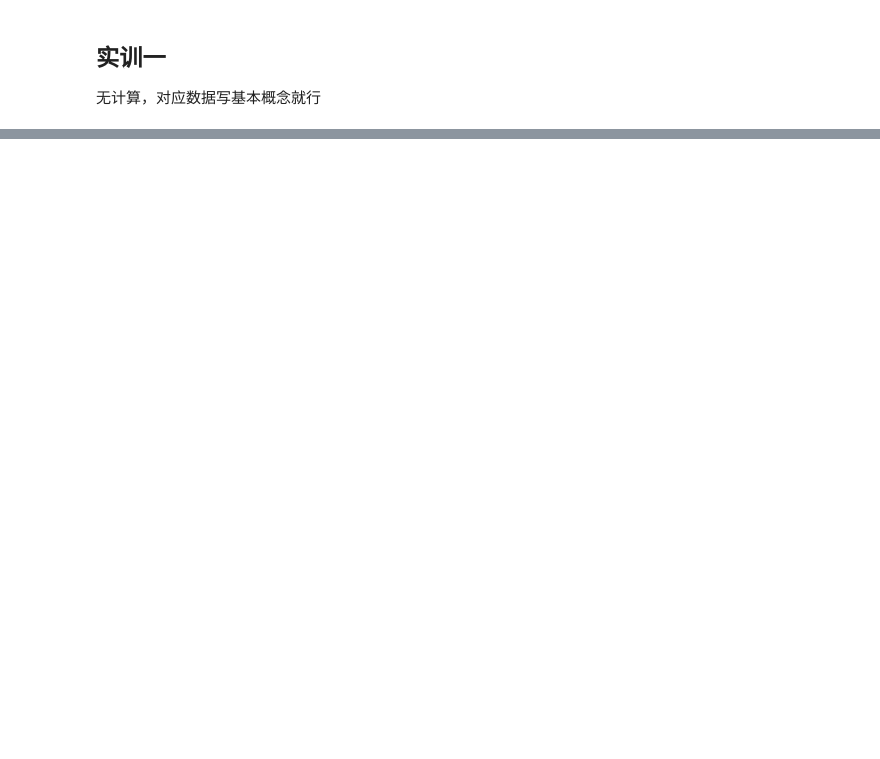
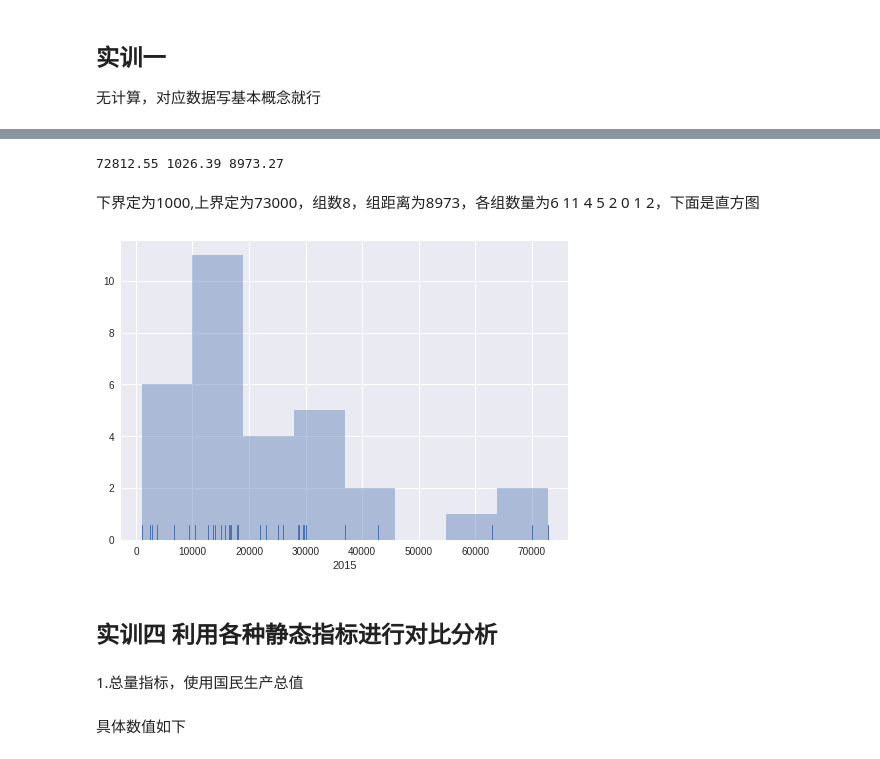
Before and after one commit to JackTroy/JupyterNotebook, a Jupyter notebook: EconomicStatisticsProject/Researches.ipynb, the cells around one changed output, grey strips where cells are left out. Drawn from its saved outputs; the diff is of its cells as text; code cells hidden in the pictures; blank space fills up the shorter version.

```diff
--- a/EconomicStatisticsProject/Researches.ipynb
+++ b/EconomicStatisticsProject/Researches.ipynb
@@ -2,6 +2,10 @@
 import numpy as np
 import pandas as pd
 import matplotlib.pyplot as plt
+from scipy import stats, integrate
+import seaborn as sns
+%matplotlib inline
+sns.set(color_codes=True)
 # %% [markdown]
 # 经济统计实训
 
@@ -137,0 +170,16 @@ provinces_3rd_industry_gdp
+# %%
+print(upper_bound, lower_bound, (upper_bound - lower_bound) / 8)
+# %% [output]
+72812.55 1026.39 8973.27
+# %% [markdown]
+下界定为1000,上界定为73000，组数8，组距离为8973，各组数量为6 11 4 5 2 0 1 2，下面是直方图
+# %%
+sns.distplot(provinces_gdp.loc[2015], kde=False, rug=True);
+# %% [output]
+[figure, added]
+# %% [markdown]
+## 实训四 利用各种静态指标进行对比分析
+# %% [markdown]
+1.总量指标，使用国民生产总值
+# %% [markdown]
+具体数值如下
```
Also changed, not shown: parts of 44 cells of this notebook, 3 other files.
